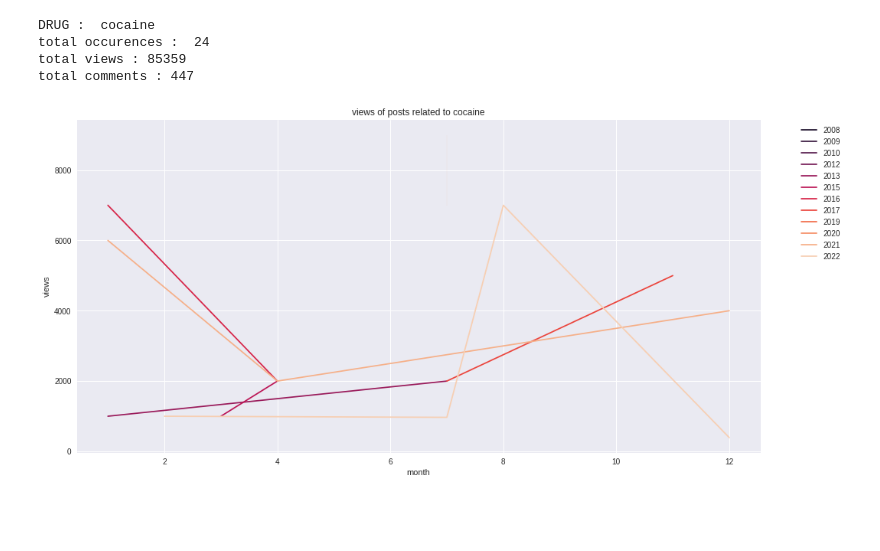
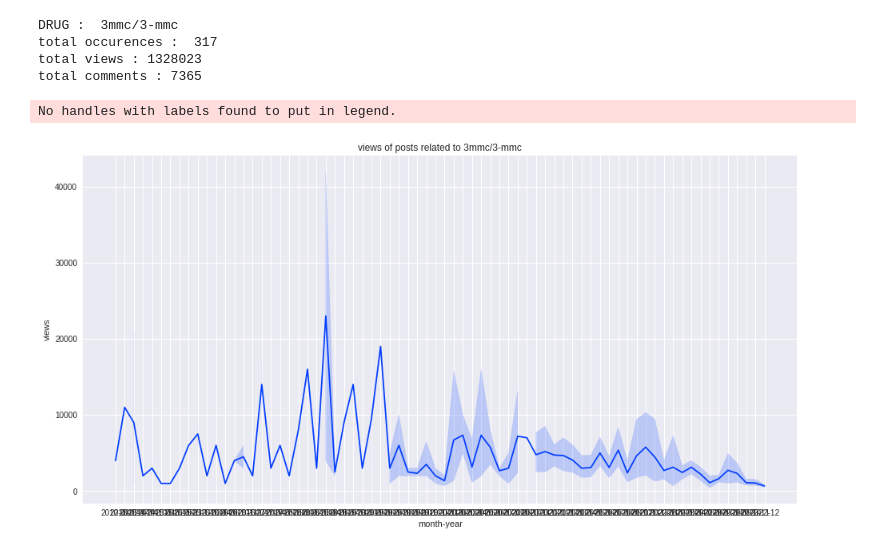
Before and after one commit to k-wal/modus-operandi, a Jupyter notebook: code/analysis/drugsforum .ipynb, the cells around one changed output. Cells and saved outputs as stored; diff of their text form; code cells hidden in the pictures; blank space fills up the shorter version.

```diff
--- a/code/analysis/drugsforum .ipynb
+++ b/code/analysis/drugsforum .ipynb
@@ -11,7 +11,7 @@ pd.options.plotting.backend = "plotly"
 plt.rcParams["figure.figsize"] = (16, 8)
 sns.set_palette("bright")
 # %%
-df = pd.read_csv('../../corpus/forums/drugsforum/threads/all.csv')
+df = pd.read_csv('../../corpus/forums/drugsforumNL/threads/drugsforumnl.csv')
 df['title'] = df['title'].str.lower()
 df['content'] = df['content'].str.lower()
 # %%
@@ -28,6 +28,7 @@ def get_drug_stats(drug_names):
 
     drug_df['month'] = drug_df['date'].apply(lambda x: int(x.split('-')[1]))
     drug_df['year'] = drug_df['date'].apply(lambda x: int(x.split('-')[0]))
+    drug_df['month-year'] = drug_df['date'].apply(lambda x: x.split('-')[0] + '-' + x.split('-')[1])
     # print out information
     print('DRUG : ', '/'.join(drug_names))
     print('total occurences : ', drug_df.shape[0])
@@ -35,31 +36,30 @@ def get_drug_stats(drug_names):
     print('total comments :', drug_df['comments'].sum())
 
 
-#    drug_df.sort_values(by=['date']).plot(x='date', y='views')
-#     sns.lineplot(data=drug_df.sort_values(by=['date']),
-#                 x='month',
-#                 y='views',
-#                 hue='year',
-#                 legend='full')
     data=drug_df.sort_values(by=['date'])
 
-    sns.lineplot(x=data['month'],
-                y=pd.to_numeric(data['views']),
-                hue=data['year'],
-                legend='full',
-                palette = sns.color_palette('rocket', n_colors=len(drug_df['year'].unique())))
+#     sns.lineplot(x=data['month'],
+#                 y=pd.to_numeric(data['views']),
+#                 hue=data['year'],
+#                 legend='full',
+#                 palette = sns.color_palette('rocket', n_colors=len(drug_df['year'].unique())))
 
+    sns.lineplot(x=data[-year'],
+                y = pd.to_numeric(data['views'])
+                )
     plt.title('views of posts related to ' + '/'.join(drug_names))
     plt.legend(bbox_to_anchor=(1.05, 1), loc=2);
 # %%
-drug_names = ['cocaine']
+#drug_names = ['cocaine']
+drug_names=['3mmc', '3-mmc']
 get_drug_stats(drug_names)
 # %% [output]
-DRUG :  cocaine
-total occurences :  24
-total views : 85359
-total comments : 447
+DRUG :  3mmc/3-mmc
+total occurences :  317
+total views : 1328023
+total comments : 7365
+No handles with labels found to put in legend.
-[figure, old version]
+[figure, new version]
 # %%
 drug_df
 # %% [output]
```
Also changed, not shown: 9 other files.
